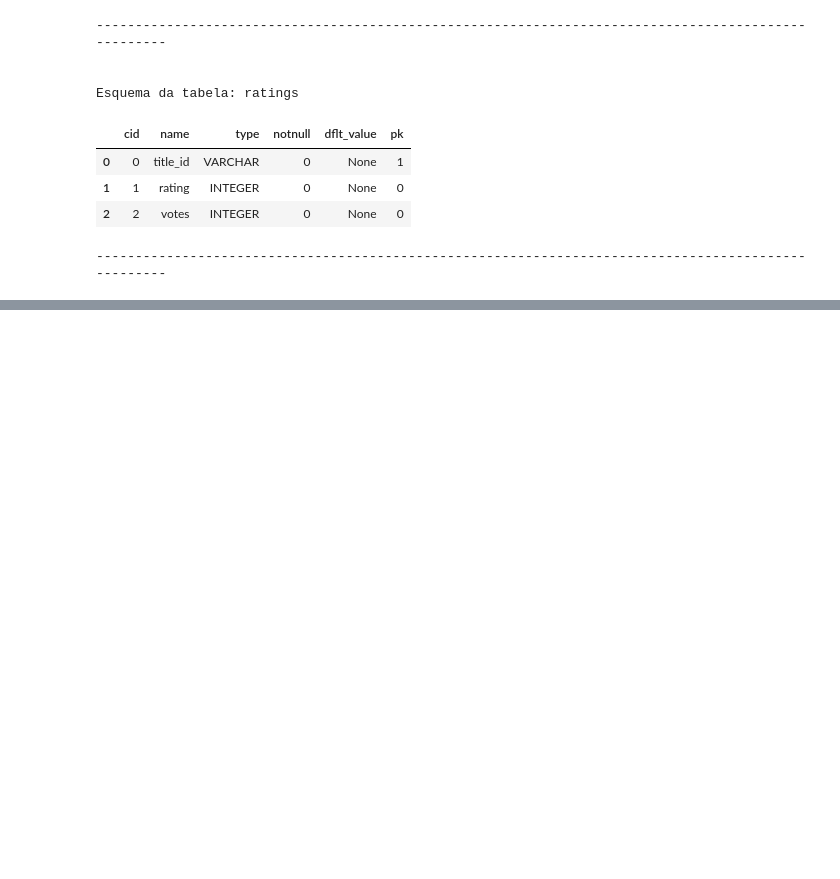
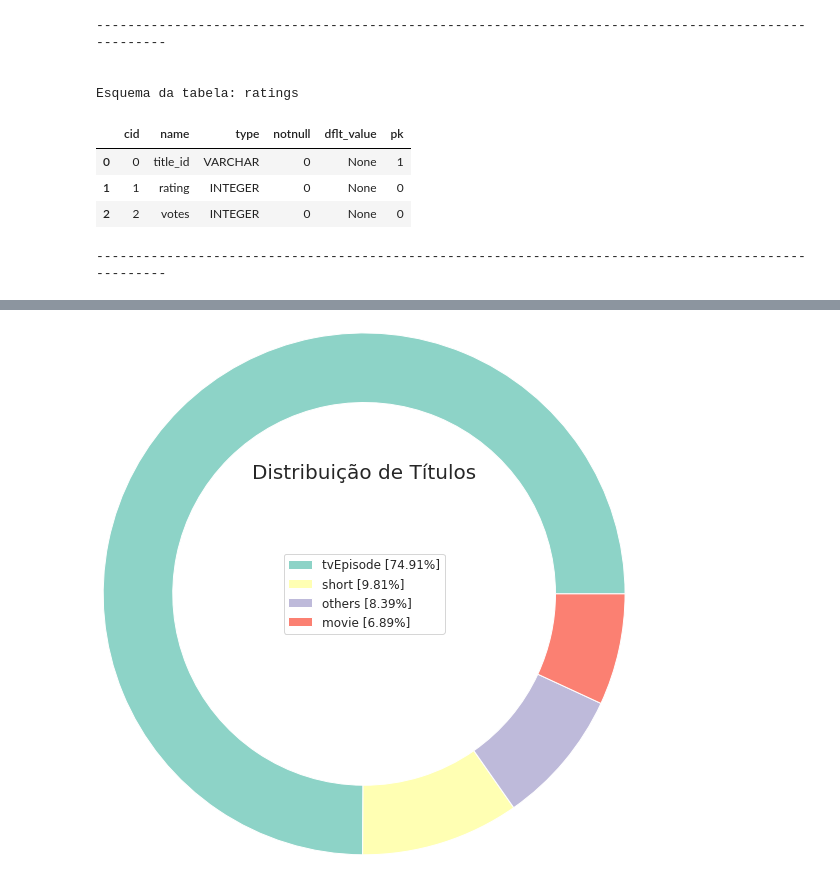
Before and after one commit to leosilvalg/projeto_analise_exploratoria, a Jupyter notebook: Projeto-Analise-Exploratoria-de-Dados.ipynb, the cells around one changed output, grey strips where cells are left out. Saved outputs shown, nothing was run; the diff lists cells and outputs as text; code cells hidden in the pictures; blank space fills up the shorter version.

```diff
--- a/Projeto-Analise-Exploratoria-de-Dados.ipynb
+++ b/Projeto-Analise-Exploratoria-de-Dados.ipynb
@@ -138,0 +193,6 @@ Esquema da tabela: ratings
+# %%
+resultado1 = resultado1[resultado1['percentual'] > 5]
+# %%
+resultado1 = resultado1.append(others, ignore_index=True)
+# %%
+resultado1 = resultado1.sort_values(by = 'COUNT', ascending=False)
@@ -138,0 +207,15 @@ Esquema da tabela: ratings
+# %%
+labels = [str(resultado1['type'][i])+' '+'['+str(round(resultado1['percentual'][i],2)) +'%'+']' for i in resultado1.index]
+# %%
+#Plot
+
+cs = cm.Set3(np.arange(100))
+
+f = plt.figure()
+
+plt.pie(resultado1['COUNT'], labeldistance=1, radius=3, colors=cs, wedgeprops= dict(width = 0.8))
+plt.legend(labels = labels, loc = 'center', prop = {'size':12})
+plt.title("Distribuição de Títulos", loc = 'Center', fontdict={'fontsize': 20, 'fontweight': 20})
+plt.show()
+# %% [output]
+[figure, added]
```
Also changed, not shown: parts of 9 cells of this notebook.
